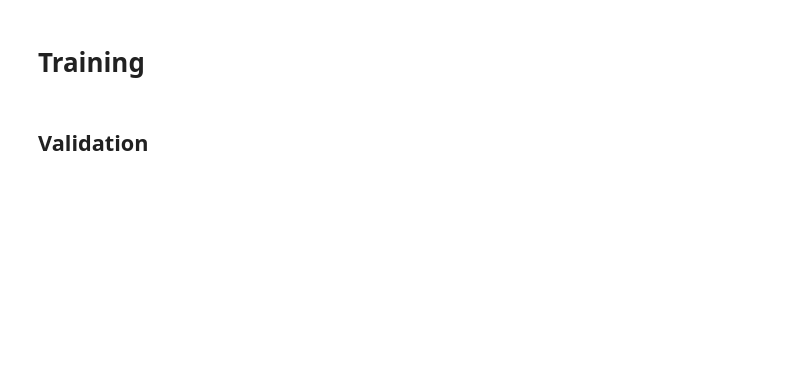
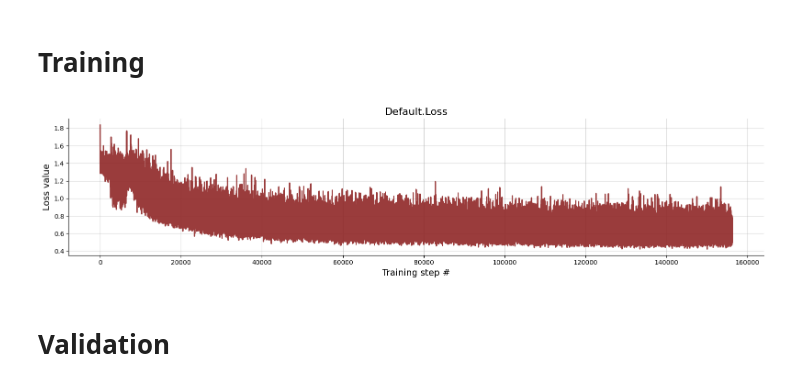
Before and after one commit to bayesflow-org/Non-Stationary-DDM-Validation, a Jupyter notebook: applications/model_comparison/notebooks/02_model_comparison.ipynb, the cells around one changed output. Cells and saved outputs as stored; diff of their text form; code cells hidden in the pictures; blank space fills up the shorter version.

```diff
--- a/applications/model_comparison/notebooks/02_model_comparison.ipynb
+++ b/applications/model_comparison/notebooks/02_model_comparison.ipynb
@@ -23,19 +29,24 @@ experiment = ModelComparisonExperiment()
+# %%
+TRAIN_NETWORK = False
 # %% [markdown]
 # Training
 # %%
-with open('../data/training_data.pkl', 'rb') as f:
-    training_data = pickle.load(f)
-with open('../data/training_validation_data.pkl', 'rb') as f:
-    training_validation_data = pickle.load(f)
+if TRAIN_NETWORK:
+    with open('../data/training_data.pkl', 'rb') as f:
+        training_data = pickle.load(f)
+    with open('../data/validation_data.pkl', 'rb') as f:
+        training_validation_data = pickle.load(f)
+
+    history = experiment.run(
+        training_data=training_data,
+        validation_data=None
+    )
-# %%
-history = experiment.run(
-    training_data=training_data,
-    validation_data=training_validation_data
-    )
 # %%
-f = beef.diagnostics.plot_losses(history)
+f = beef.diagnostics.plot_losses(experiment.trainer.loss_history.get_plottable())
+# %% [output]
+[figure, added]
 # %% [markdown]
-## Validation
+# Validation
 # %%
 with open('../data/validation_data.pkl', 'rb') as f:
     validation_data = pickle.load(f)
```
Also changed, not shown: parts of 10 cells of this notebook.
